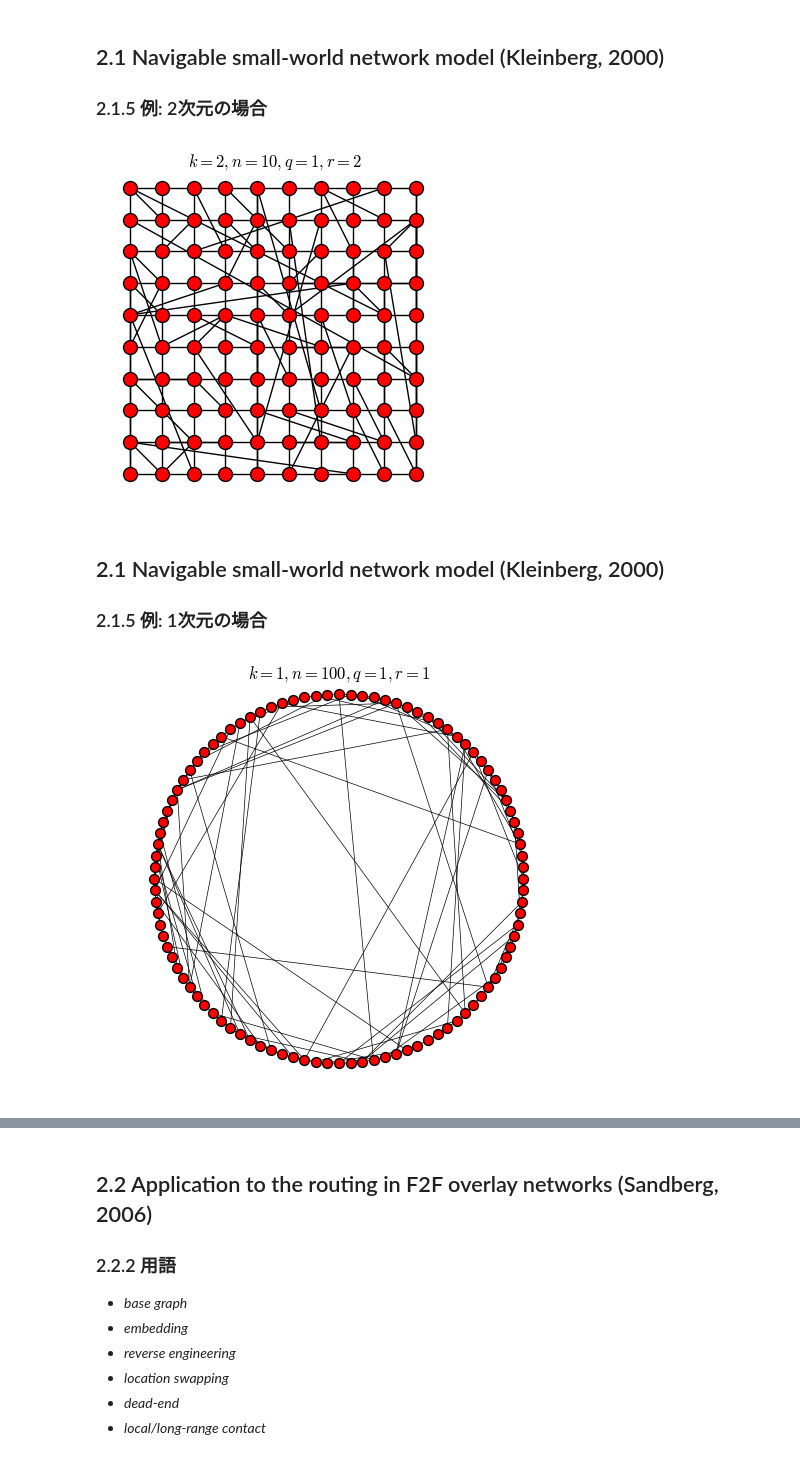
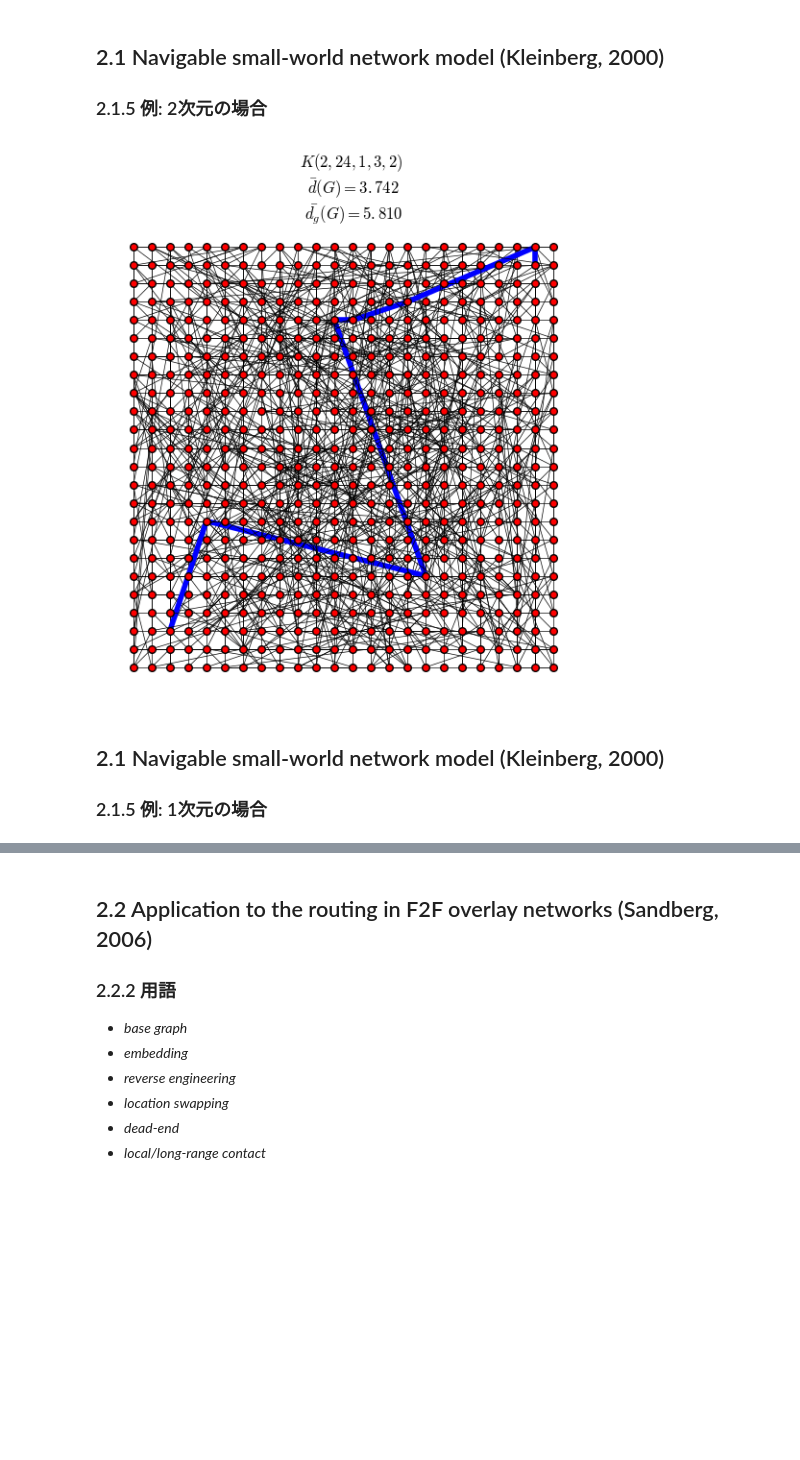
Before and after one commit to akiratk0355/navigable-network-analysis, a Jupyter notebook: presentation-sandberg(2005).ipynb, the cells around one changed output, grey strips where cells are left out. Cells and saved outputs as stored; diff of their text form; code cells hidden in the pictures; blank space fills up the shorter version.

```diff
--- a/presentation-sandberg(2005).ipynb
+++ b/presentation-sandberg(2005).ipynb
@@ -190,33 +214,43 @@ def draw_autocrop_grid(G):
 # %% [markdown]
 ## 2.1 Navigable small-world network model (Kleinberg, 2000)
 ### 2.1.5 例: 2次元の場合
-# %%
-from IPython.core.display import HTML
-HTML("""
-<style>
-.output_png {
-    display: table-cell;
-    text-align: right;
-    vertical-align: middle;
-}
-</style>
-""")
-plt.rcParams['figure.figsize'] = (4,4)
-G = nx.navigable_small_world_graph(10, p=1, q=1, r=2, dim=2)
-G = G.to_undirected()
-pos=draw_autocrop_grid(G)
-plt.title("$k=2, n=10, q=1, r=2$")
-nx.draw(G, pos=dict(zip(G,G)), node_size=100, node_color='r')
-# %% [output]
-[figure, removed]
+# %%
+from IPython.core.display import HTML
+HTML("""
+<style>
+.output_png {
+    display: table-cell;
+    text-align: right;
+    vertical-align: middle;
+}
+</style>
+""")
+plt.rcParams['figure.figsize'] = (6,6)
+k = 2
+n = 24
+p = 1
+q = 3
+r = 2
+G = kleinberg(n,p,q,r,k)
+G = G.to_undirected()
+
+# apl
+agpl, srate = average_greedy_path_length(G,dim=2)
+aspl = nx.average_shortest_path_length(G)
+
+# draw route
+src = (n//10, n//10 )
+dst = (n - n//10, n - n//10)
+path, labels, step = greedy_path(G, src, dst, dim=2)
+eclist, ewlist = color_path(G, path, width_def=0.5)
+pos=draw_autocrop_grid(G)
+
+title = "$K({}, {}, {}, {}, {})$".format(k,n,p,q,r)
+length = "\n $\\bar{d}(G)=%2.3f$ \n $\\bar{d_g}(G)=%2.3f$" % (aspl, agpl)
+plt.title(title + length)
+nx.draw(G, pos=pos, with_labels=False, node_size=30, node_color='r', edge_color=eclist, width=ewlist, font_size=30)
+# %% [output]
+[figure, added]
 # %% [markdown]
 ## 2.1 Navigable small-world network model (Kleinberg, 2000)
 ### 2.1.5 例: 1次元の場合
-# %%
-plt.rcParams['figure.figsize'] = (5,5)
-G = kleinberg_ring(100, p=1, q=1, r=1)
-pos = draw_autocrop(G)
-plt.title("$k=1, n=100, q=1, r=1$")
-nx.draw_circular(G, with_labels=False, node_size=50, node_color='r', width=0.5)
-# %% [output]
-[figure, removed]
```
Also changed, not shown: parts of 28 cells of this notebook, 3 other files.
